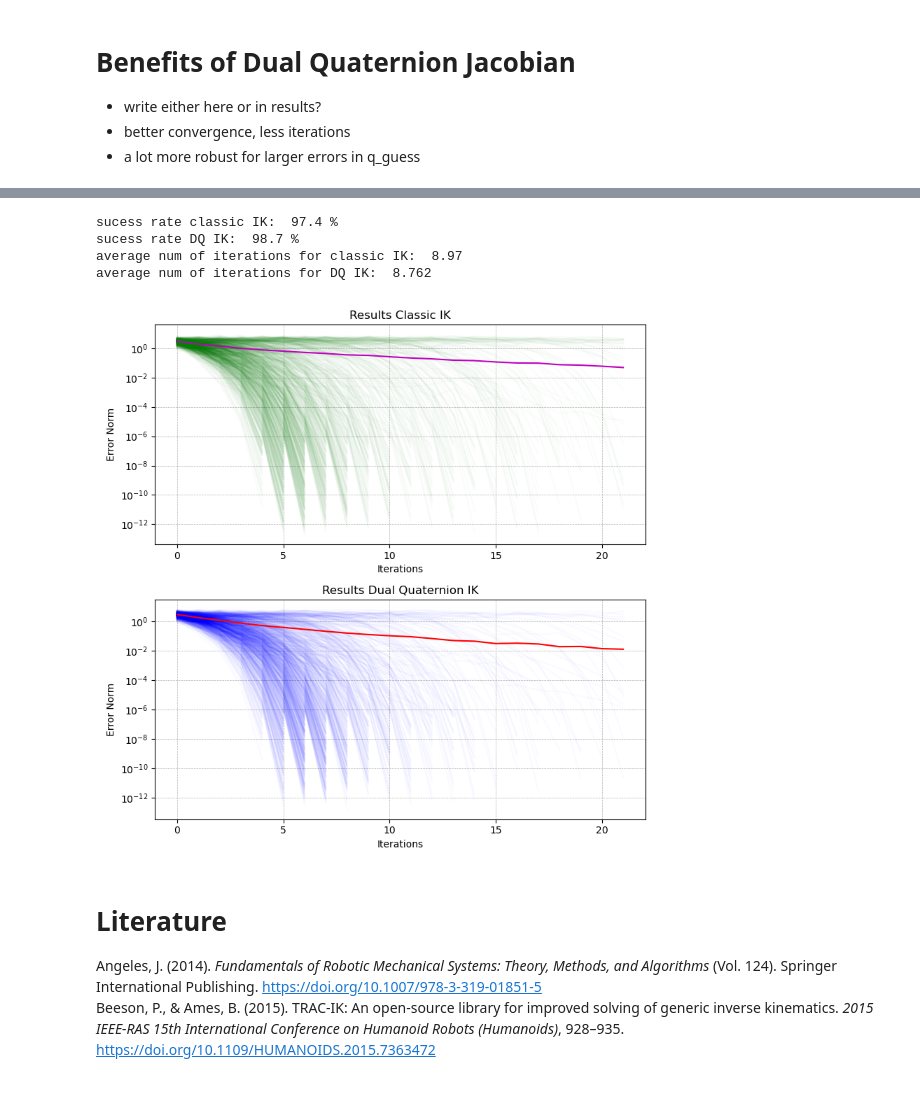
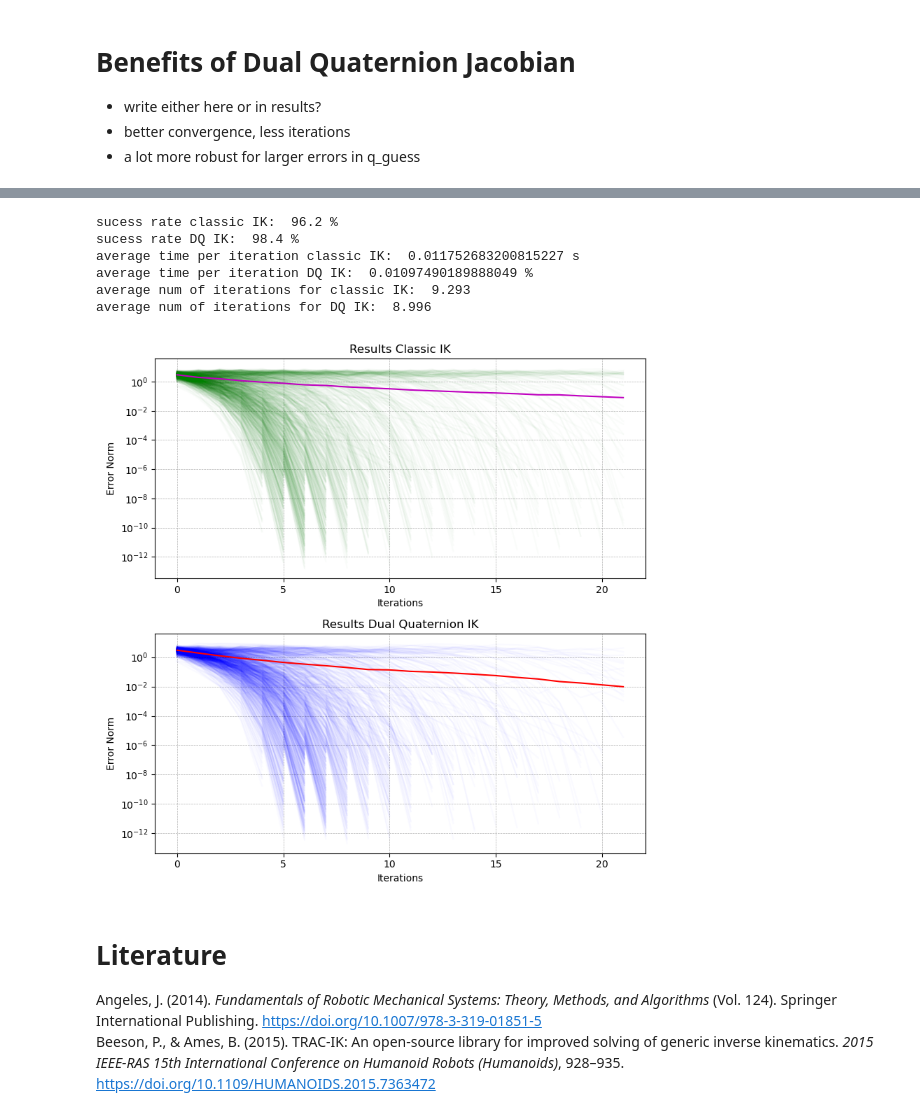
Before and after one commit to JTem/Masterthesis, a Jupyter notebook: 3.2_dual_quaternion_differential_kinematics.ipynb, the cells around one changed output, grey strips where cells are left out. Saved outputs shown, nothing was run; the diff lists cells and outputs as text; code cells hidden in the pictures.

```diff
--- a/3.2_dual_quaternion_differential_kinematics.ipynb
+++ b/3.2_dual_quaternion_differential_kinematics.ipynb
@@ -299,42 +258,56 @@ import numpy as np
 from Simulation.ForwardKinematics import ForwardKinematics
 from Simulation.InverseKinematics import InverseKinematics
 import matplotlib.pyplot as plt
+import time
 
 min_lim = np.array([-np.pi, -120*np.pi/180, -150*np.pi/180, -np.pi, -np.pi, -np.pi])
 max_lim = np.array([np.pi, 120*np.pi/180, 150*np.pi/180, np.pi, np.pi, np.pi])
 
 fk = ForwardKinematics()
 ik = InverseKinematics(min_lim, max_lim)
 
 num_eval = 1000
 success_count_classic = 0
 success_count_DQ = 0
 error_list_DQ = []
 error_list_classic = []
+
+time_classic = 0
+time_DQ = 0
 for i in range(num_eval):
     q_guess = getRandomJointAngles()
 
     x_target = fk.getFK(perturbJointAngles(q_guess, 85))
 
+    start_time_classic = time.perf_counter()
     q_sol_classic, error_norm_classic, condition_classic, success_classic = ik.getIK_classic(x_target, q_guess, 0.001)
+    end_time_classic = time.perf_counter()
+
+    start_time_DQ = time.perf_counter()
     q_sol_DQ, error_norm_DQ, condition_DQ, success_DQ = ik.getIK_DQ(x_target, q_guess, 0.001)
+    end_time_DQ = time.perf_counter()
+
+    time_classic = time_classic + (end_time_classic - start_time_classic)
+    time_DQ = time_DQ + (end_time_DQ - start_time_DQ)
 
     error_list_DQ.append(error_norm_DQ)
     error_list_classic.append(error_norm_classic)
 
     if success_classic:
         success_count_classic += 1
     if success_DQ:
         success_count_DQ += 1
 
 
-plotIKResults(error_list_classic, error_list_DQ, success_count_classic, success_count_DQ, num_eval)
+plotIKResults(error_list_classic, error_list_DQ, time_classic, time_DQ, success_count_classic, success_count_DQ, num_eval)
 # %% [output]
-sucess rate classic IK:  97.4 %
-sucess rate DQ IK:  98.7 %
-average num of iterations for classic IK:  8.97
-average num of iterations for DQ IK:  8.762
+sucess rate classic IK:  96.2 %
+sucess rate DQ IK:  98.4 %
+average time per iteration classic IK:  0.011752683200815227 s
+average time per iteration DQ IK:  0.01097490189888049 %
+average num of iterations for classic IK:  9.293
+average num of iterations for DQ IK:  8.996
-[figure, old version]
+[figure, new version]
 # %% [markdown]
 <h1> Literature </h1>
 <!-- BIBLIOGRAPHY START -->
```
Also changed, not shown: parts of 1 cell of this notebook, 7 other files.
